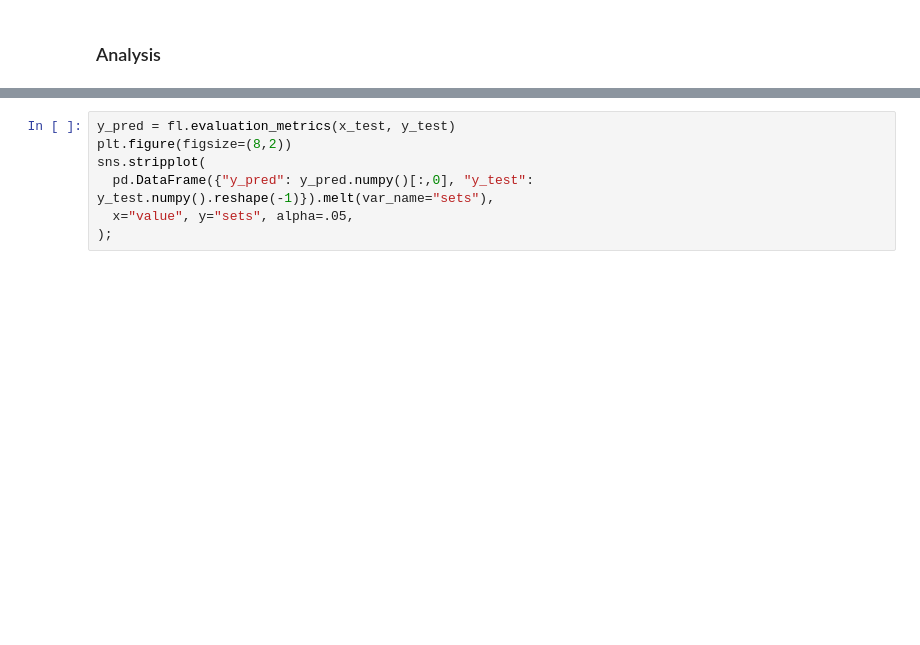
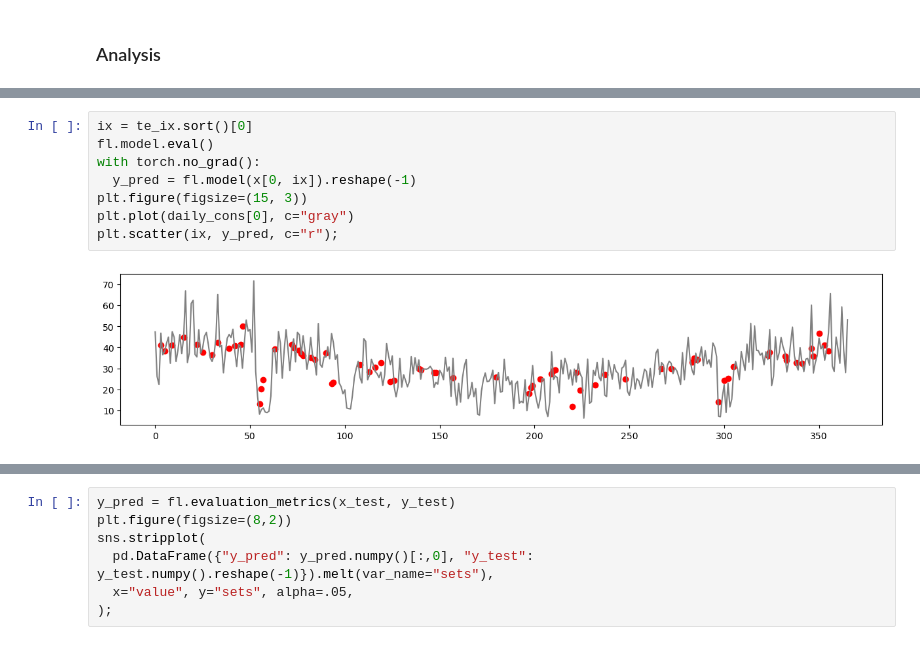
Before and after one commit to f-krause/uio-AIEI-project-2, a Jupyter notebook: task1_prediction_RNN.ipynb, the cells around one changed output, grey strips where cells are left out. Cells and saved outputs as stored; diff of their text form; blank space fills up the shorter version.

```diff
--- a/task1_prediction_RNN.ipynb
+++ b/task1_prediction_RNN.ipynb
@@ -95,0 +98,10 @@ fl.plot_training_loss()
+# %%
+ix = te_ix.sort()[0]
+fl.model.eval()
+with torch.no_grad():
+  y_pred = fl.model(x[0, ix]).reshape(-1)
+plt.figure(figsize=(15, 3))
+plt.plot(daily_cons[0], c="gray")
+plt.scatter(ix, y_pred, c="r");
+# %% [output]
+[figure, added]
```
Also changed, not shown: parts of 7 cells of this notebook.
